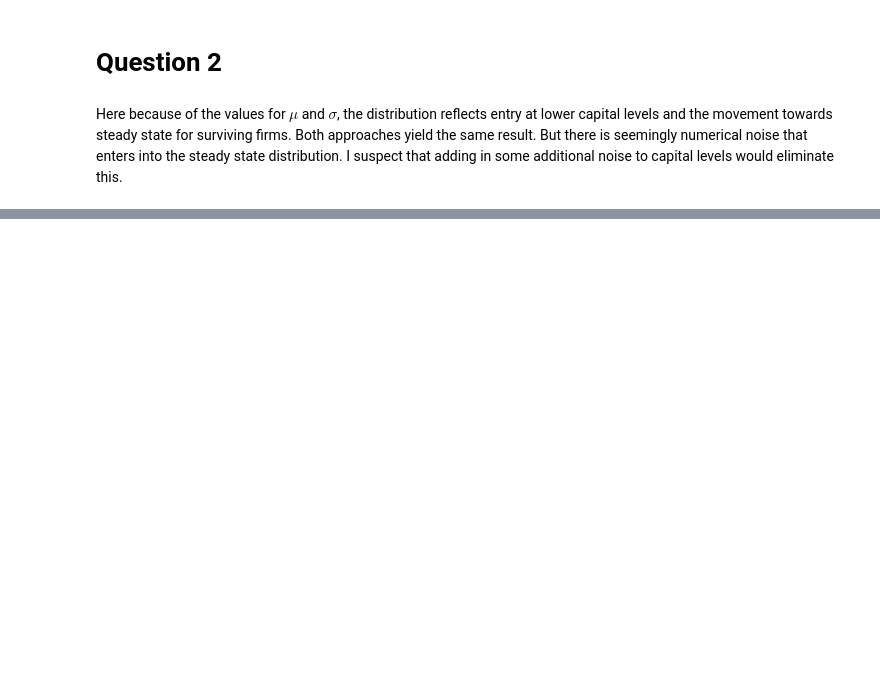
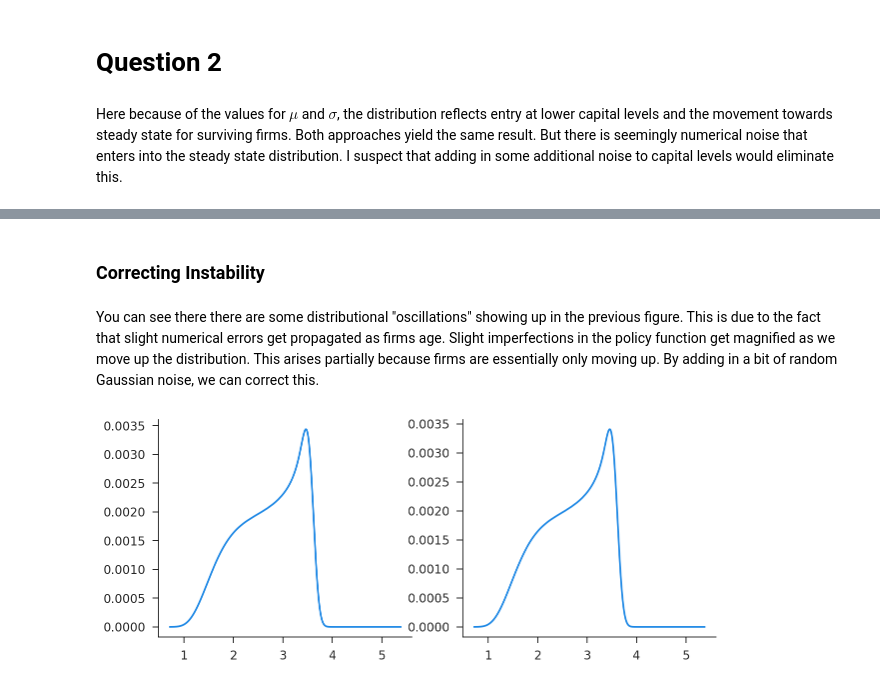
Before and after one commit to iamlemec/grad_code, a Jupyter notebook: assign_1.ipynb, the cells around one changed output, grey strips where cells are left out. Cells and saved outputs as stored; diff of their text form; code cells hidden in the pictures; blank space fills up the shorter version.

```diff
--- a/assign_1.ipynb
+++ b/assign_1.ipynb
@@ -115,0 +120,15 @@ dist_summary(vfi_int, k_dist_age, ax1);
+# %% [markdown]
+### Correcting Instability
+# %% [markdown]
+You can see there there are some distributional "oscillations" showing up in the previous figure. This is due to the fact that slight numerical errors get propagated as firms age. Slight imperfections in the policy function get magnified as we move up the distribution. This arises partially because firms are essentially only moving up. By adding in a bit of random Gaussian noise, we can correct this.
+# %%
+par1 = {'γ': 0.05, **par}
+vfi_fix = ps.Capital(par1, interp=True, N=N)
+k_fix_null = vfi_fix.fast_distribution(ret_int['kp'], method='null')
+k_fix_age = vfi_fix.fast_distribution(ret_int['kp'], method='age')
+# %%
+fig, (ax0, ax1) = plt.subplots(ncols=2, figsize=(10, 4))
+ax0.plot(vfi_fix.k_grid, k_fix_null)
+ax1.plot(vfi_fix.k_grid, k_fix_age);
+# %% [output]
+[figure, added]
```
Also changed, not shown: parts of 10 cells of this notebook, 2 other files.
